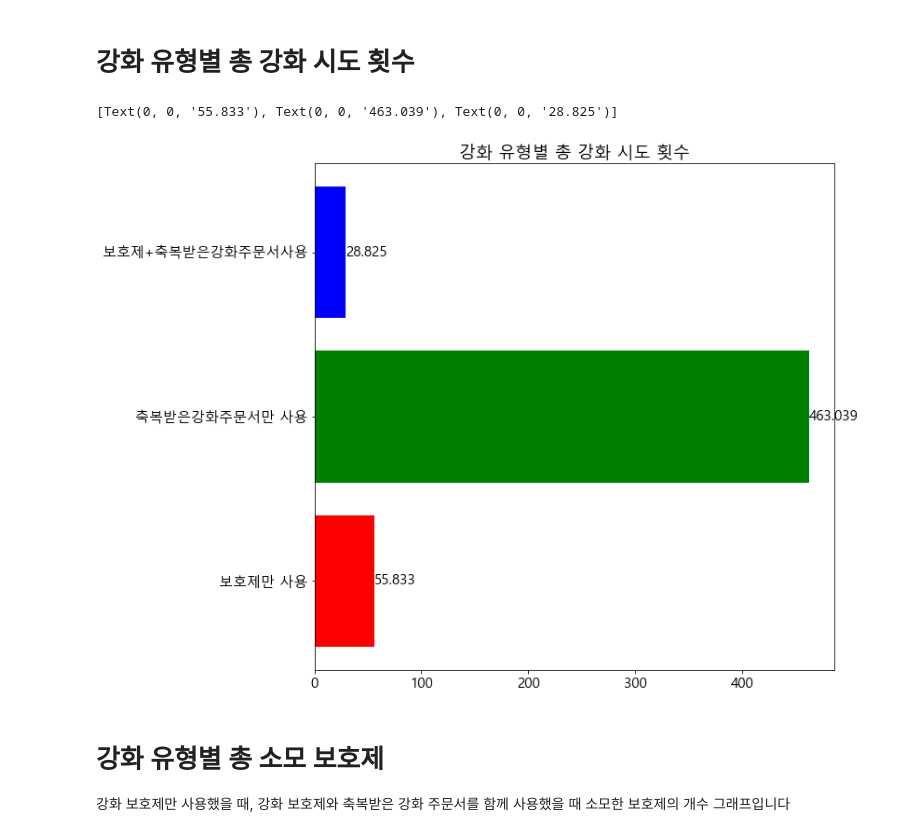
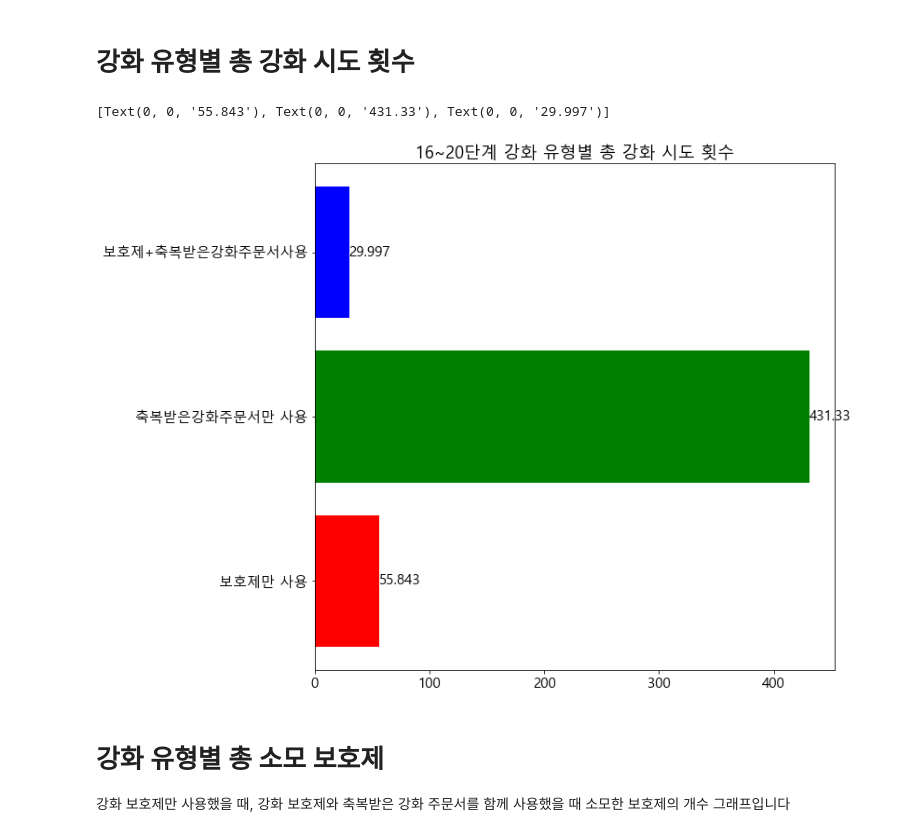
Before and after one commit to dhoanjanjsep/MoonLightSculptorUpgradeGuide, a Jupyter notebook: 달빛조각사 기본 강화 시뮬레이터16~20단계.ipynb, the cells around one changed output. Drawn from its saved outputs; the diff is of its cells as text; code cells hidden in the pictures.

```diff
--- a/달빛조각사 기본 강화 시뮬레이터16~20단계.ipynb
+++ b/달빛조각사 기본 강화 시뮬레이터16~20단계.ipynb
@@ -367,15 +367,15 @@ plt.rcParams['axes.unicode_minus']= False # 한글 폰트 사용 시 마이너
 # %%
 import numpy as np
 시뮬레이션유형 = ["보호제만 사용", "축복받은강화주문서만 사용", "보호제+축복받은강화주문서사용"]
 colors = ['r', 'g', 'b', "m"]
 plt.figure(figsize = (10,10))
 ax1 = plt.barh(시뮬레이션유형, df_allMean["강화횟수"] , color = colors)
 
-plt.title("강화 유형별 총 강화 시도 횟수")
+plt.title(f"{시뮬레이션단계} 강화 유형별 총 강화 시도 횟수")
 plt.bar_label(ax1)
 # %% [output]
-[Text(0, 0, '55.833'), Text(0, 0, '463.039'), Text(0, 0, '28.825')]
+[Text(0, 0, '55.843'), Text(0, 0, '431.33'), Text(0, 0, '29.997')]
-[figure, old version]
+[figure, new version]
 # %% [markdown]
 # 강화 유형별 총 소모 보호제
 강화 보호제만 사용했을 때, 강화 보호제와 축복받은 강화 주문서를 함께 사용했을 때 소모한 보호제의 개수 그래프입니다
```
Also changed, not shown: parts of 14 cells of this notebook, 4 other files.
